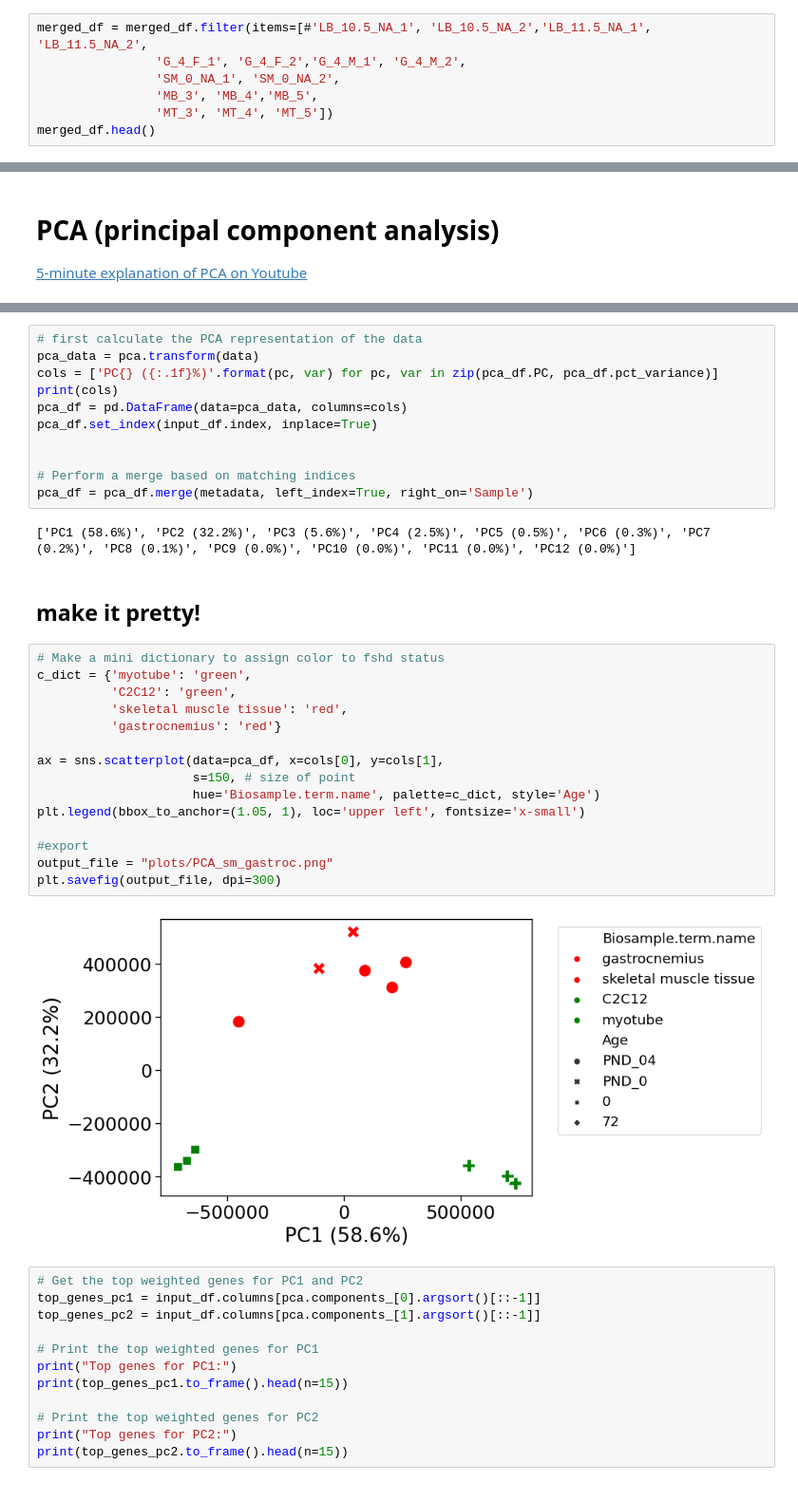
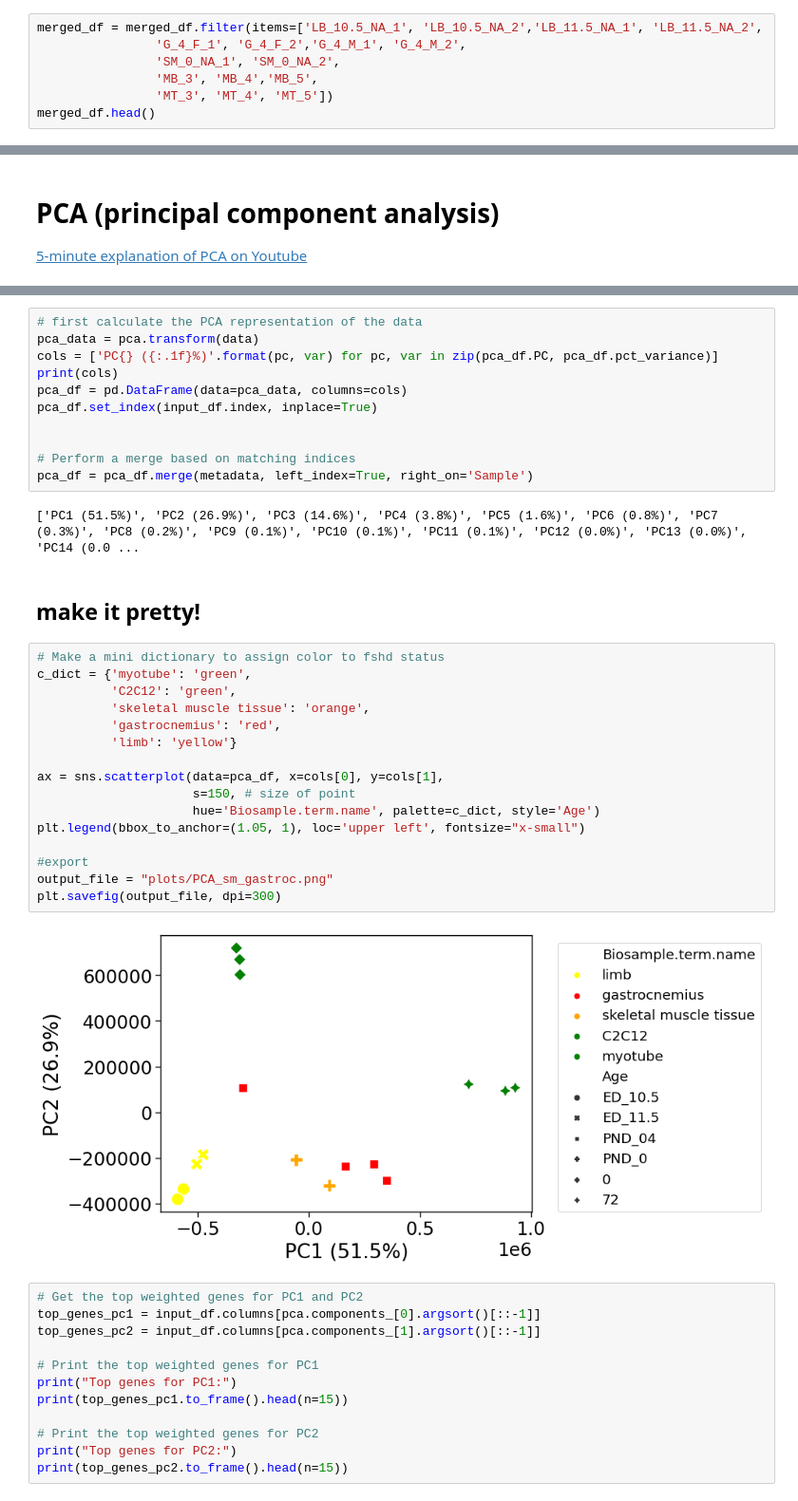
Before and after one commit to maroonApricot/cosmos-project, a Jupyter notebook: pcaheatmap.ipynb, the cells around one changed output, grey strips where cells are left out. Shown at 95% size. Saved outputs shown, nothing was run; the diff lists cells and outputs as text.

```diff
--- a/pcaheatmap.ipynb
+++ b/pcaheatmap.ipynb
@@ -18,7 +18,7 @@ metadata = pd.read_csv("data_adj/metadata.tsv", sep="\t")
 # Read in data
 merged_df = pd.read_csv("data_adj/fixed_counts_matrix.tsv", sep="\t", index_col = 0)
 # %%
-merged_df = merged_df.filter(items=[#'LB_10.5_NA_1', 'LB_10.5_NA_2','LB_11.5_NA_1', 'LB_11.5_NA_2',
+merged_df = merged_df.filter(items=['LB_10.5_NA_1', 'LB_10.5_NA_2','LB_11.5_NA_1', 'LB_11.5_NA_2',
                 'G_4_F_1', 'G_4_F_2','G_4_M_1', 'G_4_M_2',
                 'SM_0_NA_1', 'SM_0_NA_2',
                 'MB_3', 'MB_4','MB_5',
@@ -85,26 +89,27 @@ pca_df.set_index(input_df.index, inplace=True)
 # Perform a merge based on matching indices
 pca_df = pca_df.merge(metadata, left_index=True, right_on='Sample')
 # %% [output]
-['PC1 (58.6%)', 'PC2 (32.2%)', 'PC3 (5.6%)', 'PC4 (2.5%)', 'PC5 (0.5%)', 'PC6 (0.3%)', 'PC7 (0.2%)', 'PC8 (0.1%)', 'PC9 (0.0%)', 'PC10 (0.0%)', 'PC11 (0.0%)', 'PC12 (0.0%)']
+['PC1 (51.5%)', 'PC2 (26.9%)', 'PC3 (14.6%)', 'PC4 (3.8%)', 'PC5 (1.6%)', 'PC6 (0.8%)', 'PC7 (0.3%)', 'PC8 (0.2%)', 'PC9 (0.1%)', 'PC10 (0.1%)', 'PC11 (0.1%)', 'PC12 (0.0%)', 'PC13 (0.0%)', 'PC14 (0.0 ...
 # %% [markdown]
 ## make it pretty!
 # %%
 # Make a mini dictionary to assign color to fshd status
 c_dict = {'myotube': 'green',
           'C2C12': 'green',
-          'skeletal muscle tissue': 'red',
-          'gastrocnemius': 'red'}
+          'skeletal muscle tissue': 'orange',
+          'gastrocnemius': 'red',
+          'limb': 'yellow'}
 
 ax = sns.scatterplot(data=pca_df, x=cols[0], y=cols[1],
                      s=150, # size of point
                      hue='Biosample.term.name', palette=c_dict, style='Age')
-plt.legend(bbox_to_anchor=(1.05, 1), loc='upper left', fontsize='x-small')
+plt.legend(bbox_to_anchor=(1.05, 1), loc='upper left', fontsize="x-small")
 
 #export
 output_file = "plots/PCA_sm_gastroc.png"
 plt.savefig(output_file, dpi=300)
 # %% [output]
-[figure, old version]
+[figure, new version]
 # %%
 # Get the top weighted genes for PC1 and PC2
 top_genes_pc1 = input_df.columns[pca.components_[0].argsort()[::-1]]
```
Also changed, not shown: parts of 3 cells of this notebook, 1 other file.
